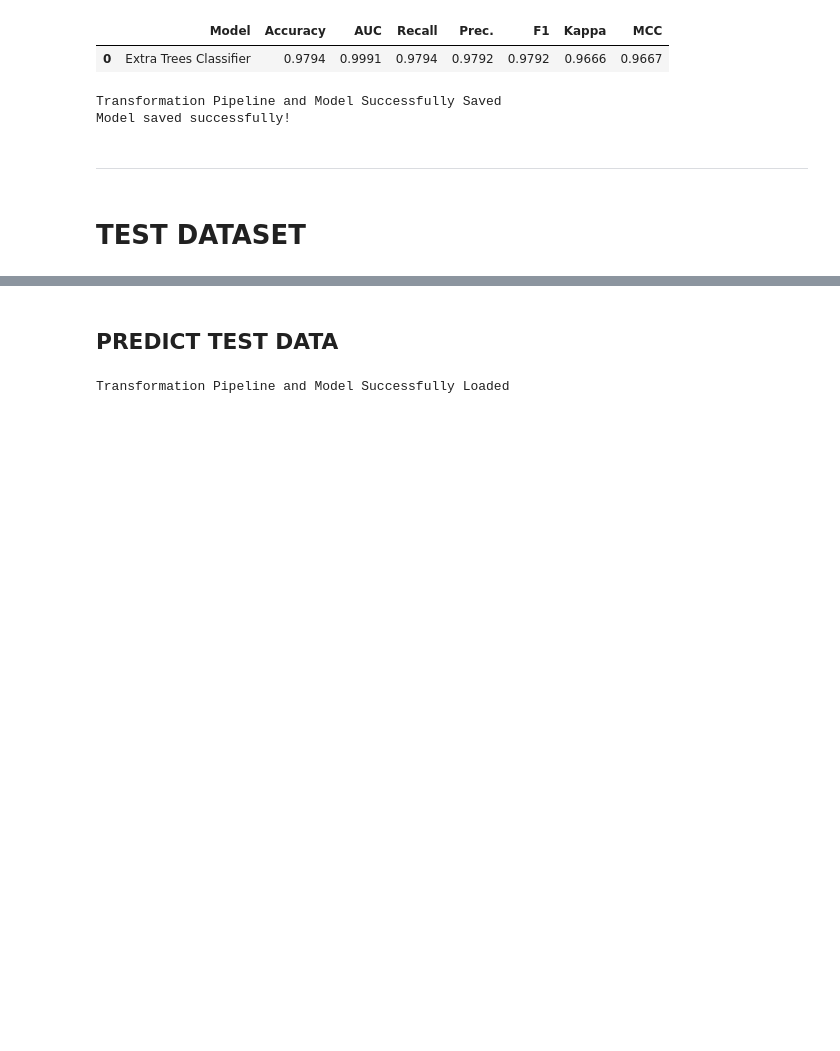
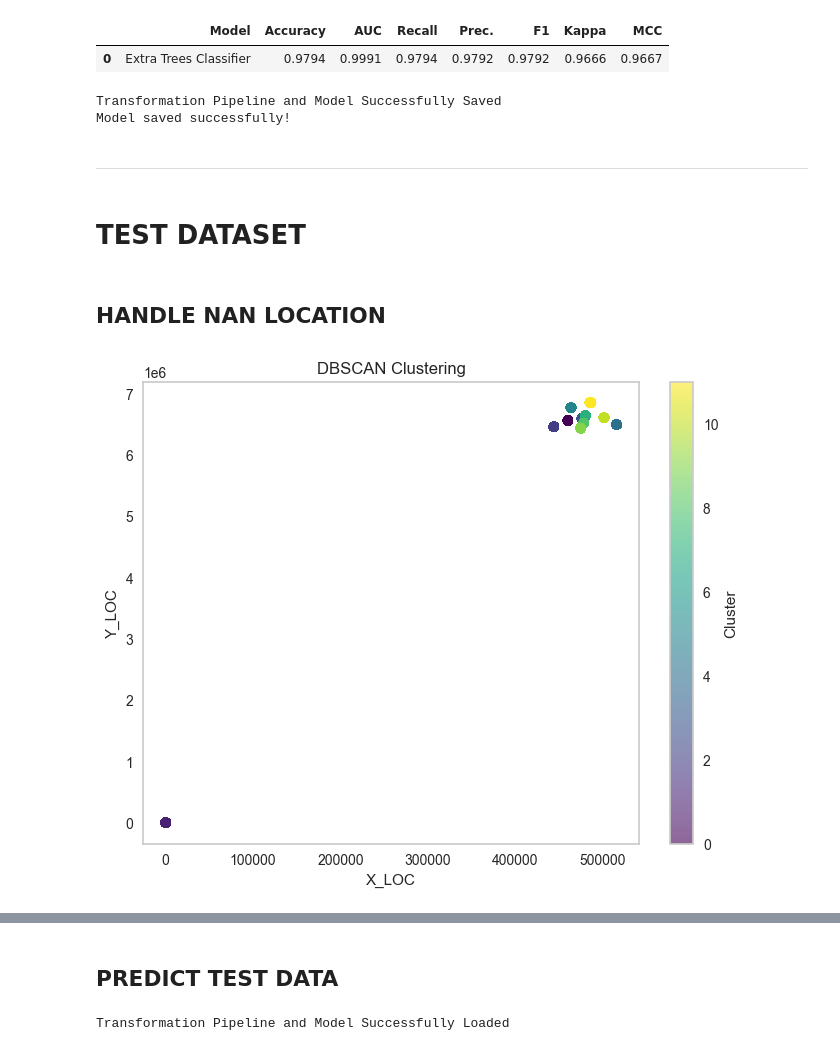
Before and after one commit to IvanSholana/ManuFact, a Jupyter notebook: all-pipeline.ipynb, the cells around one changed output, grey strips where cells are left out. Cells and saved outputs as stored; diff of their text form; code cells hidden in the pictures; blank space fills up the shorter version.

```diff
--- a/all-pipeline.ipynb
+++ b/all-pipeline.ipynb
@@ -692,2 +660,32 @@ import numpy as np
+# %% [markdown]
+## **HANDLE NAN LOCATION**
 # %%
 test_df = pd.read_csv("./dataset/Test_dataset.csv")
+# %%
+test_df['X_LOC'].fillna(0,inplace=True)
+test_df['Y_LOC'].fillna(0,inplace=True)
+
+# Get indices of non-null X_LOC and Y_LOC values
+valid_indices = test_df[['X_LOC', 'Y_LOC']].dropna().index
+
+# Get X array for clustering
+X = test_df.loc[valid_indices, ['X_LOC', 'Y_LOC']].astype(int).values
+
+# Gunakan eps berdasarkan k-dist plot
+dbscan = DBSCAN(eps=2, min_samples=5)
+clusters = dbscan.fit_predict(X)
+
+# Tambahkan hasil klaster ke test_df
+test_df.loc[valid_indices, 'Cluster_DBSCAN'] = clusters
+
+# Plot hasil clustering
+plt.figure(figsize=(8, 6))
+plt.scatter(X[:, 0], X[:, 1], c=clusters, cmap='viridis', marker='o', alpha=0.6)
+plt.xlabel('X_LOC')
+plt.ylabel('Y_LOC')
+plt.title('DBSCAN Clustering')
+plt.colorbar(label='Cluster')
+plt.grid()
+plt.show()
+# %% [output]
+[figure, added]
```
Also changed, not shown: parts of 24 cells of this notebook, 3 other files.
